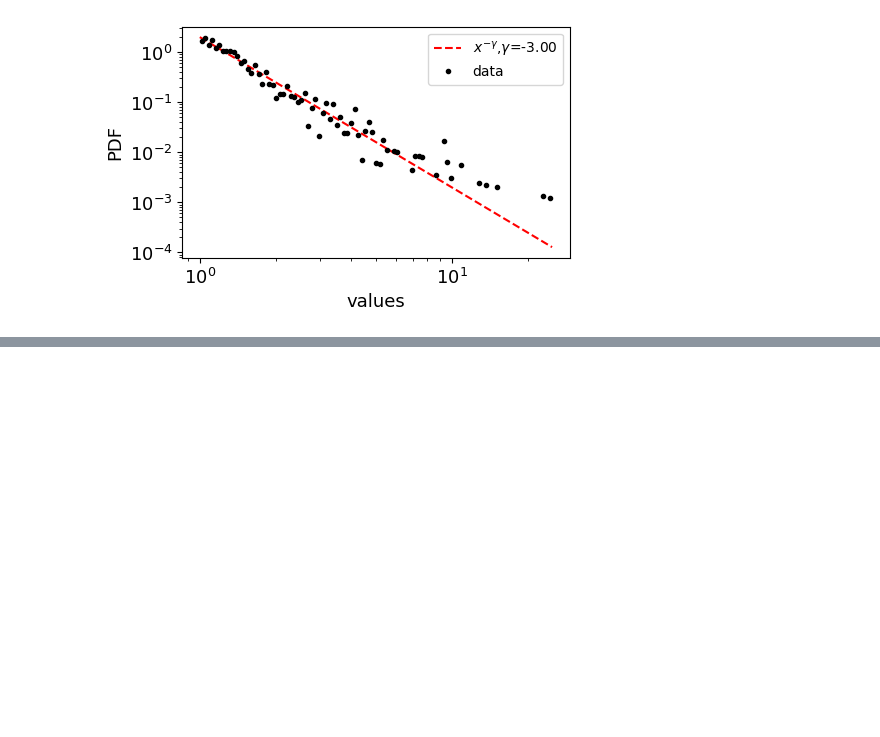
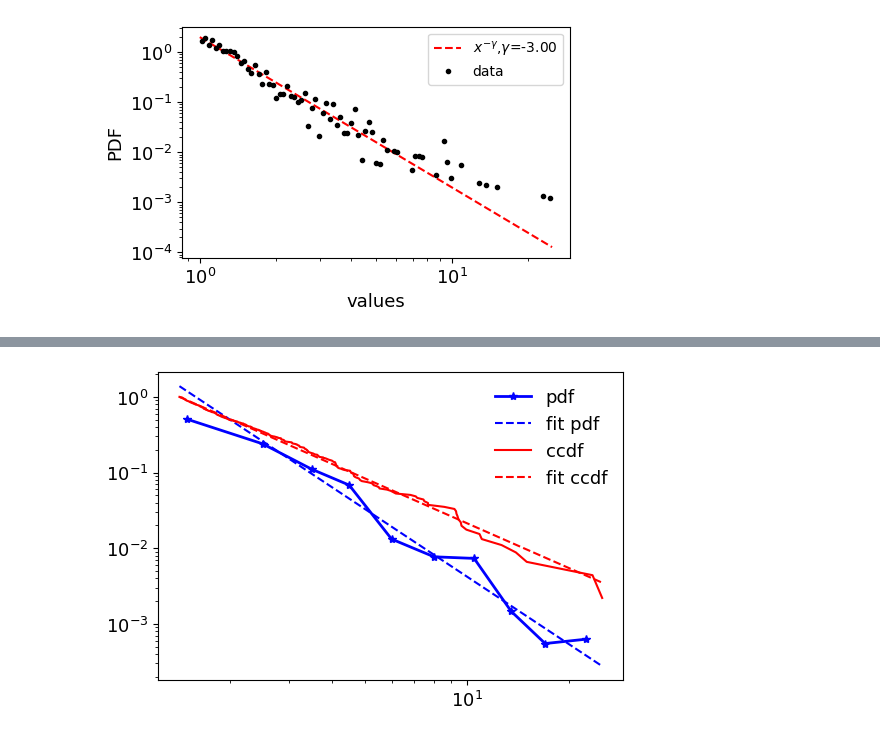
Before and after one commit to Ziaeemehr/netsci, a Jupyter notebook: examples/chap_04.ipynb, the cells around one changed output, grey strips where cells are left out. Saved outputs shown, nothing was run; the diff lists cells and outputs as text; code cells hidden in the pictures; blank space fills up the shorter version.

```diff
--- a/examples/chap_04.ipynb
+++ b/examples/chap_04.ipynb
@@ -102,0 +181,9 @@ plot_distribution(x, N, a, xmin, ax)
+# %%
+fig, ax = plt.subplots(1, figsize=(6,4))
+fit.plot_pdf(c='b', lw=2, marker="*", label='pdf', ax=ax)
+fit.power_law.plot_pdf(c='b', ax=ax, ls='--', label='fit pdf')
+fit.plot_ccdf(c='r', ax=ax, ls="-", label='ccdf')
+fit.power_law.plot_ccdf(c='r', ax=ax, ls='--', label='fit ccdf')
+ax.legend(frameon=False);
+# %% [output]
+[figure, added]
```
Also changed, not shown: parts of 8 cells of this notebook, 1 other file.
